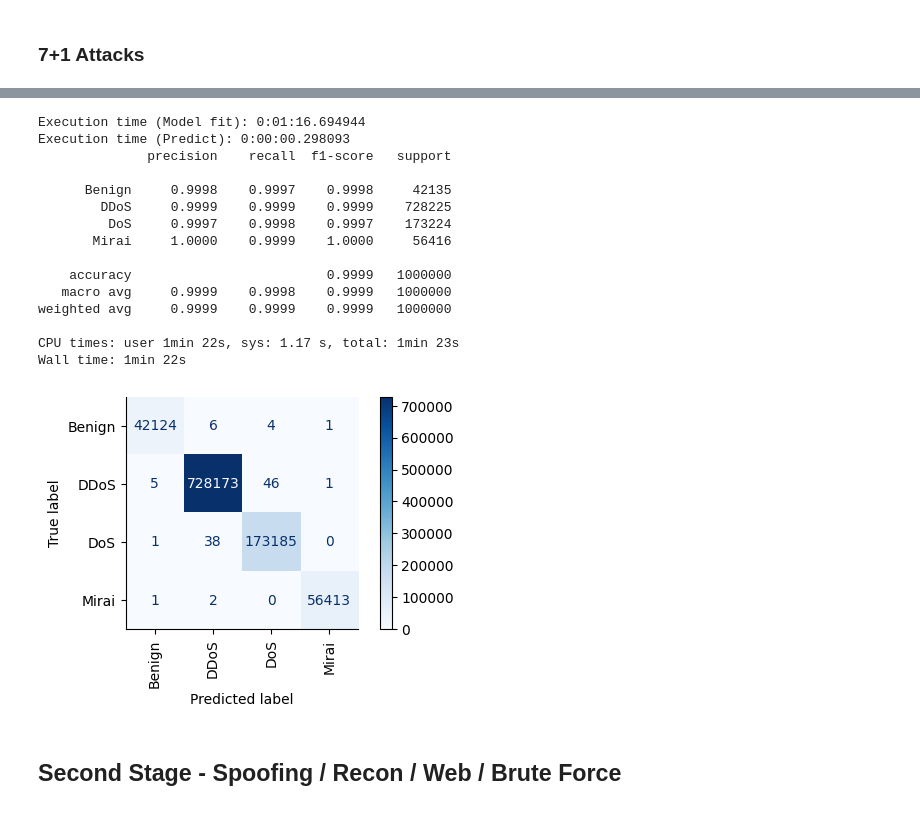
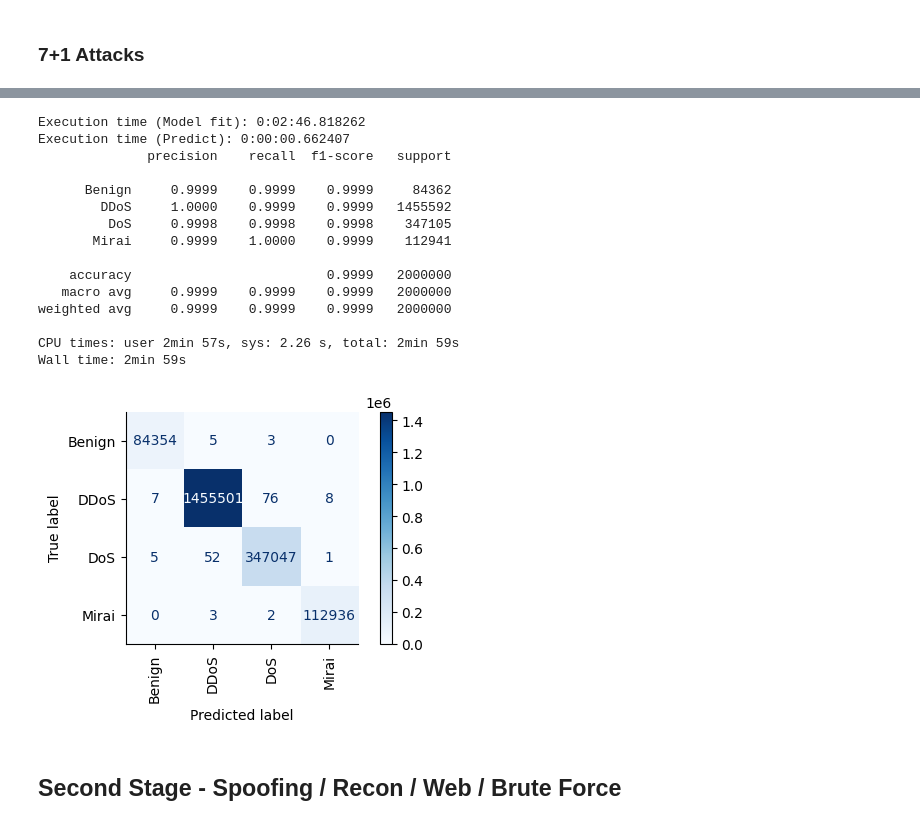
Before and after one commit to inaciobr/Multi-Stage-IoT-Intrusion-Detection, a Jupyter notebook: notebooks/3 - Models.ipynb, the cells around one changed output, grey strips where cells are left out. Drawn from its saved outputs; the diff is of its cells as text; code cells hidden in the pictures.

Commit message:
Update train/test split

```diff
--- a/notebooks/3 - Models.ipynb
+++ b/notebooks/3 - Models.ipynb
@@ -56,11 +54,7 @@ attack_category_map = constants['attack_category_map']
 # %% [markdown]
 ## Read datasets
 # %%
-df = pd.read_parquet(parquet_path)
-df_refined = pd.read_parquet(refined_parquet_path)
+df = pd.read_parquet(train_parquet_path)
 
 features_list = utils.get_features_list(df)
-refined_features_list = utils.get_features_list(df_refined)
-
-# features_list.remove('Protocol Type')
-# refined_features_list.remove('Protocol Type')
+print(features_list)
@@ -91,16 +87,16 @@ Here we focus on recall... **TODO: Explain why**
 %%time
 
 first_stage_labels = (
-    df_refined.label
-    .where(df_refined.label.isin(first_layer_labels), 'BenignTraffic')
+    df.label
+    .where(df.label.isin(first_layer_labels), 'BenignTraffic')
     .astype('category')
     .cat.remove_unused_categories()
 )
 
 first_stage_df_split = model_utils.get_train_test_split(
-    df_refined,
+    df,
     target=first_stage_labels,
-    sample_size=5_000_000,
+    sample_size=10_000_000,
     train_frac=0.80
 )
 # %% [output]
@@ -176,0 +143,14 @@ Wall time: 1min 56s
+# %%
+%%time
+
+first_stage_model = DecisionTreeClassifier(
+    criterion='entropy',
+    class_weight='balanced',
+    min_samples_split=5,
+    random_state=seed
+)
+
+X_train, X_test, y_train, y_test = first_stage_df_split
+
+model_utils.train_model(first_stage_model, X_train, y_train)
+model_utils.evaluate_model(first_stage_model, X_test, y_test)
@@ -180,16 +179,16 @@ Wall time: 1min 56s
 %%time
 
 simplified_first_stage_labels = (
-    df_refined.general_label
-    .where(df_refined.general_label.isin(simplified_first_layer_labels), 'Benign')
+    df.general_label
+    .where(df.general_label.isin(simplified_first_layer_labels), 'Benign')
     .astype('category')
     .cat.remove_unused_categories()
 )
 
 simplified_first_stage_df_split = model_utils.get_train_test_split(
-    df_refined,
+    df,
     target=simplified_first_stage_labels,
-    sample_size=5_000_000,
+    sample_size=10_000_000,
     train_frac=0.80
 )
 # %% [output]
@@ -200,33 +199,34 @@ Wall time: 20 s
 # %%
 %%time
 
 simplified_first_stage_model = DecisionTreeClassifier(
     criterion='entropy',
     class_weight='balanced',
+    min_samples_split=5,
     random_state=seed
 )
 
 X_train, X_test, y_train, y_test = simplified_first_stage_df_split
 
 model_utils.train_model(simplified_first_stage_model, X_train, y_train)
 model_utils.evaluate_model(simplified_first_stage_model, X_test, y_test)
 # %% [output]
-Execution time (Model fit): 0:01:16.694944
-Execution time (Predict): 0:00:00.298093
+Execution time (Model fit): 0:02:46.818262
+Execution time (Predict): 0:00:00.662407
               precision    recall  f1-score   support
 
-      Benign     0.9998    0.9997    0.9998     42135
-        DDoS     0.9999    0.9999    0.9999    728225
-         DoS     0.9997    0.9998    0.9997    173224
-       Mirai     1.0000    0.9999    1.0000     56416
+      Benign     0.9999    0.9999    0.9999     84362
+        DDoS     1.0000    0.9999    0.9999   1455592
+         DoS     0.9998    0.9998    0.9998    347105
+       Mirai     0.9999    1.0000    0.9999    112941
 
-    accuracy                         0.9999   1000000
-   macro avg     0.9999    0.9998    0.9999   1000000
-weighted avg     0.9999    0.9999    0.9999   1000000
+    accuracy                         0.9999   2000000
+   macro avg     0.9999    0.9999    0.9999   2000000
+weighted avg     0.9999    0.9999    0.9999   2000000
 
-CPU times: user 1min 22s, sys: 1.17 s, total: 1min 23s
-Wall time: 1min 22s
+CPU times: user 2min 57s, sys: 2.26 s, total: 2min 59s
+Wall time: 2min 59s
-[figure, old version]
+[figure, new version]
 # %% [markdown]
 ## Second Stage - Spoofing / Recon / Web / Brute Force
 # %%
```
Also changed, not shown: parts of 18 cells of this notebook, 4 other files.
